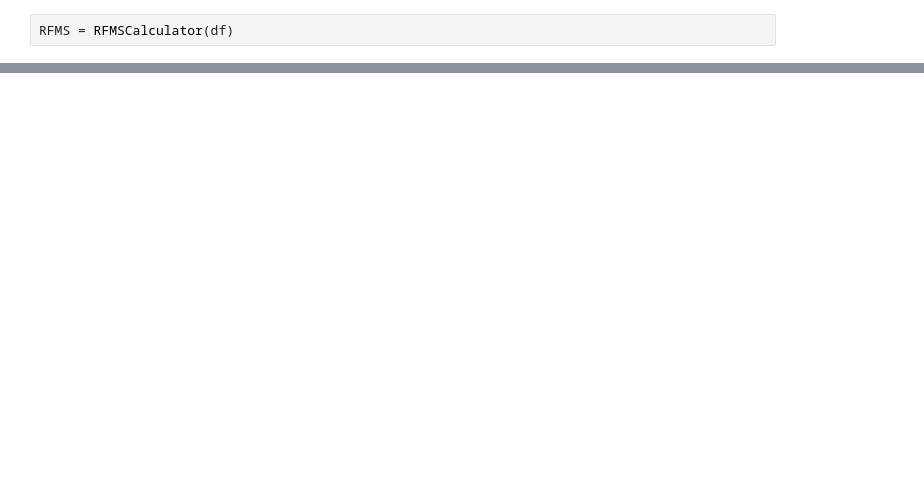
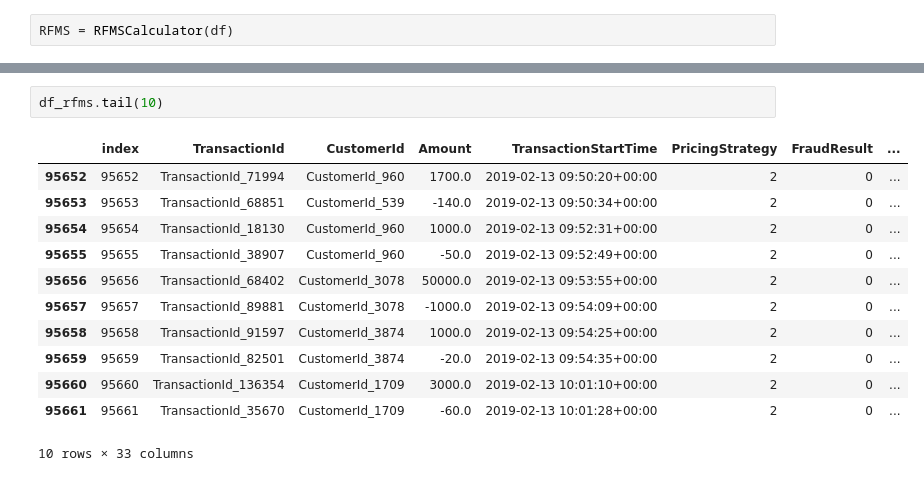
Before and after one commit to Alpha-Mintamir/bati-bank-credit-scoring, a Jupyter notebook: notebooks/RFMS-Score.ipynb, the cells around one changed output, grey strips where cells are left out. Cells and saved outputs as stored; diff of their text form; blank space fills up the shorter version.

```diff
--- a/notebooks/RFMS-Score.ipynb
+++ b/notebooks/RFMS-Score.ipynb
@@ -42,0 +70,15 @@ KeyError: "Column(s) ['TransactionId'] do not exist"
+# %%
+df_rfms.tail(10)
+# %% [output]
+|  | index | TransactionId | CustomerId | Amount | TransactionStartTime | PricingStrategy | FraudResult | ... |
+| 95652 | 95652 | TransactionId_71994 | CustomerId_960 | 1700.0 | 2019-02-13 09:50:20+00:00 | 2 | 0 | ... |
+| 95653 | 95653 | TransactionId_68851 | CustomerId_539 | -140.0 | 2019-02-13 09:50:34+00:00 | 2 | 0 | ... |
+| 95654 | 95654 | TransactionId_18130 | CustomerId_960 | 1000.0 | 2019-02-13 09:52:31+00:00 | 2 | 0 | ... |
+| 95655 | 95655 | TransactionId_38907 | CustomerId_960 | -50.0 | 2019-02-13 09:52:49+00:00 | 2 | 0 | ... |
+| 95656 | 95656 | TransactionId_68402 | CustomerId_3078 | 50000.0 | 2019-02-13 09:53:55+00:00 | 2 | 0 | ... |
+| 95657 | 95657 | TransactionId_89881 | CustomerId_3078 | -1000.0 | 2019-02-13 09:54:09+00:00 | 2 | 0 | ... |
+| 95658 | 95658 | TransactionId_91597 | CustomerId_3874 | 1000.0 | 2019-02-13 09:54:25+00:00 | 2 | 0 | ... |
+| 95659 | 95659 | TransactionId_82501 | CustomerId_3874 | -20.0 | 2019-02-13 09:54:35+00:00 | 2 | 0 | ... |
+| 95660 | 95660 | TransactionId_136354 | CustomerId_1709 | 3000.0 | 2019-02-13 10:01:10+00:00 | 2 | 0 | ... |
+| 95661 | 95661 | TransactionId_35670 | CustomerId_1709 | -60.0 | 2019-02-13 10:01:28+00:00 | 2 | 0 | ... |
+10 rows × 33 columns
```
Also changed, not shown: parts of 9 cells of this notebook, 6 other files.
